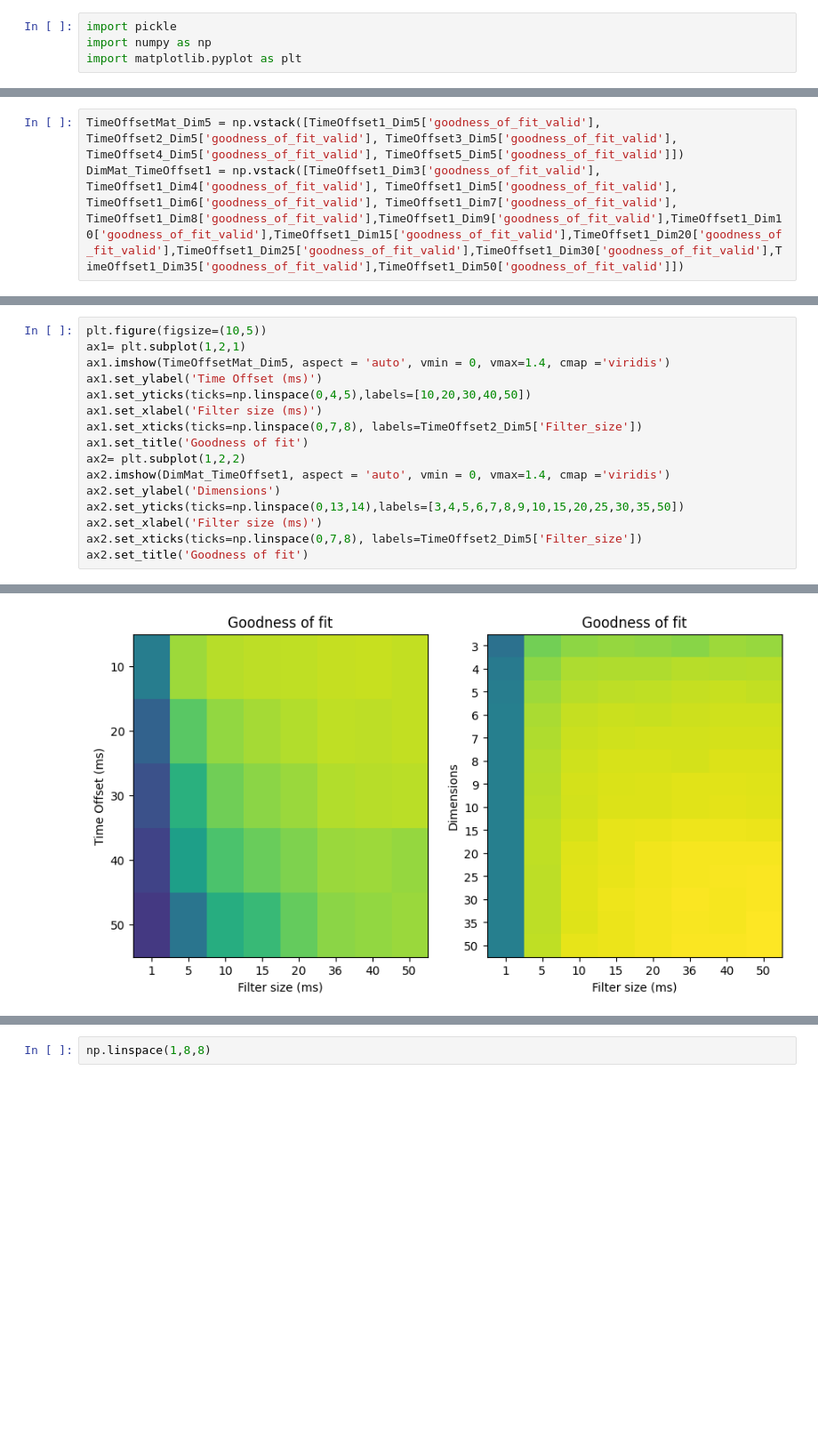
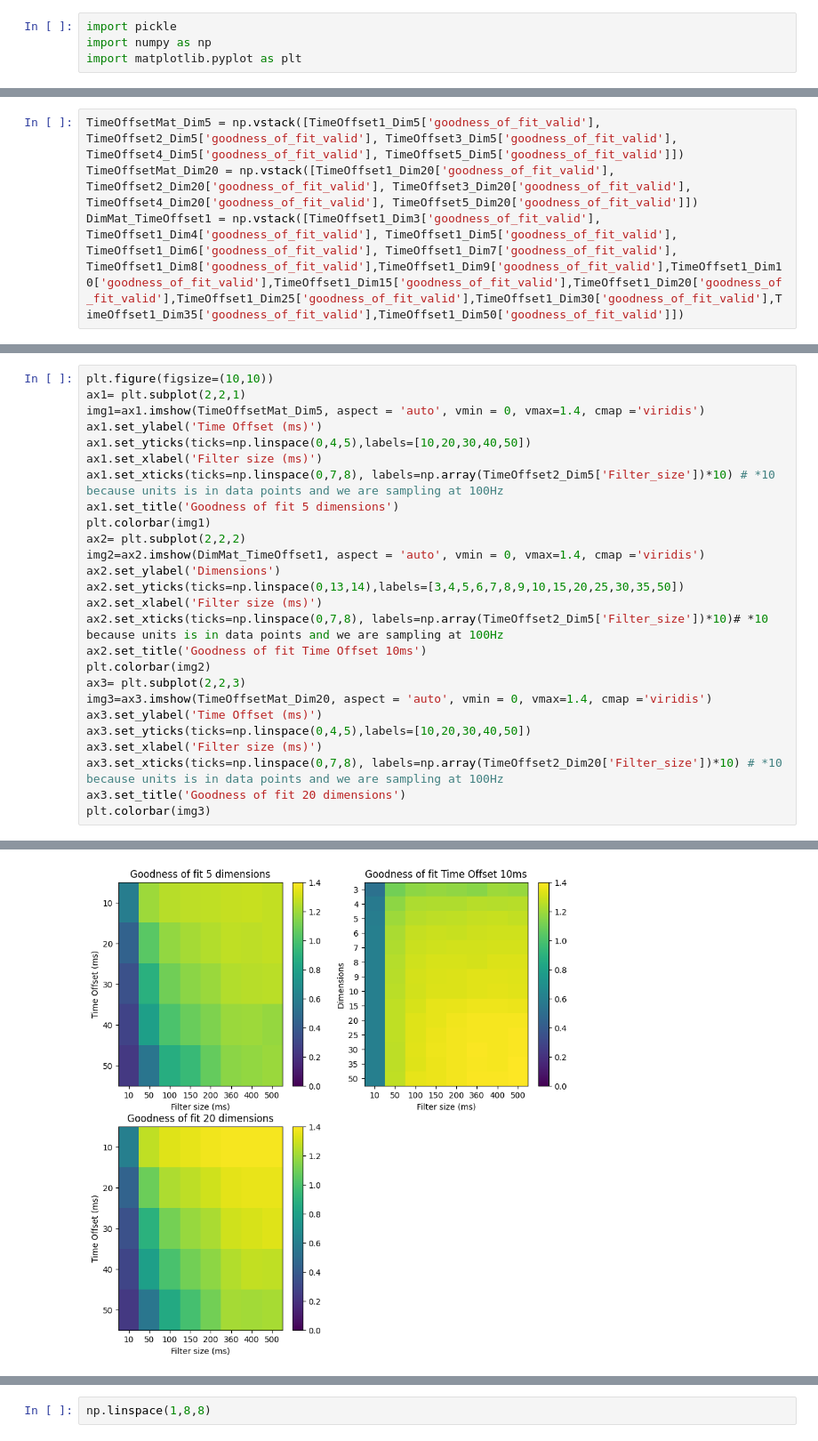
Before and after one commit to julieelie/zebra-finch-operant-semantic-neuro, a Jupyter notebook: 5_TimeOffset_Dim_Architecture_Optimization.ipynb, the cells around one changed output, grey strips where cells are left out. Shown at 89% size. Drawn from its saved outputs; the diff is of its cells as text; blank space fills up the shorter version.

Commit message:
Updated notebooks with last optimizations for cebra time and new notebooks exploring optimial Time Offset for Cebra behvaior

```diff
--- a/5_TimeOffset_Dim_Architecture_Optimization.ipynb
+++ b/5_TimeOffset_Dim_Architecture_Optimization.ipynb
@@ -80,4 +102,5 @@ with open(filename, 'rb') as f:
 # %%
 TimeOffsetMat_Dim5 = np.vstack([TimeOffset1_Dim5['goodness_of_fit_valid'], TimeOffset2_Dim5['goodness_of_fit_valid'], TimeOffset3_Dim5['goodness_of_fit_valid'], TimeOffset4_Dim5['goodness_of_fit_valid'], TimeOffset5_Dim5['goodness_of_fit_valid']])
+TimeOffsetMat_Dim20 = np.vstack([TimeOffset1_Dim20['goodness_of_fit_valid'], TimeOffset2_Dim20['goodness_of_fit_valid'], TimeOffset3_Dim20['goodness_of_fit_valid'], TimeOffset4_Dim20['goodness_of_fit_valid'], TimeOffset5_Dim20['goodness_of_fit_valid']])
 DimMat_TimeOffset1 = np.vstack([TimeOffset1_Dim3['goodness_of_fit_valid'], TimeOffset1_Dim4['goodness_of_fit_valid'], TimeOffset1_Dim5['goodness_of_fit_valid'], TimeOffset1_Dim6['goodness_of_fit_valid'], TimeOffset1_Dim7['goodness_of_fit_valid'], TimeOffset1_Dim8['goodness_of_fit_valid'],TimeOffset1_Dim9['goodness_of_fit_valid'],TimeOffset1_Dim10['goodness_of_fit_valid'],TimeOffset1_Dim15['goodness_of_fit_valid'],TimeOffset1_Dim20['goodness_of_fit_valid'],TimeOffset1_Dim25['goodness_of_fit_valid'],TimeOffset1_Dim30['goodness_of_fit_valid'],TimeOffset1_Dim35['goodness_of_fit_valid'],TimeOffset1_Dim50['goodness_of_fit_valid']])
 # %%
@@ -87,17 +120,27 @@ np.max(TimeOffsetMat_Dim5)
 # %%
-plt.figure(figsize=(10,5))
-ax1= plt.subplot(1,2,1)
-ax1.imshow(TimeOffsetMat_Dim5, aspect = 'auto', vmin = 0, vmax=1.4, cmap ='viridis')
+plt.figure(figsize=(10,10))
+ax1= plt.subplot(2,2,1)
+img1=ax1.imshow(TimeOffsetMat_Dim5, aspect = 'auto', vmin = 0, vmax=1.4, cmap ='viridis')
 ax1.set_ylabel('Time Offset (ms)')
 ax1.set_yticks(ticks=np.linspace(0,4,5),labels=[10,20,30,40,50])
 ax1.set_xlabel('Filter size (ms)')
-ax1.set_xticks(ticks=np.linspace(0,7,8), labels=TimeOffset2_Dim5['Filter_size'])
-ax1.set_title('Goodness of fit')
-ax2= plt.subplot(1,2,2)
-ax2.imshow(DimMat_TimeOffset1, aspect = 'auto', vmin = 0, vmax=1.4, cmap ='viridis')
+ax1.set_xticks(ticks=np.linspace(0,7,8), labels=np.array(TimeOffset2_Dim5['Filter_size'])*10) # *10 because units is in data points and we are sampling at 100Hz
+ax1.set_title('Goodness of fit 5 dimensions')
+plt.colorbar(img1)
+ax2= plt.subplot(2,2,2)
+img2=ax2.imshow(DimMat_TimeOffset1, aspect = 'auto', vmin = 0, vmax=1.4, cmap ='viridis')
 ax2.set_ylabel('Dimensions')
 ax2.set_yticks(ticks=np.linspace(0,13,14),labels=[3,4,5,6,7,8,9,10,15,20,25,30,35,50])
 ax2.set_xlabel('Filter size (ms)')
-ax2.set_xticks(ticks=np.linspace(0,7,8), labels=TimeOffset2_Dim5['Filter_size'])
-ax2.set_title('Goodness of fit')
+ax2.set_xticks(ticks=np.linspace(0,7,8), labels=np.array(TimeOffset2_Dim5['Filter_size'])*10)# *10 because units is in data points and we are sampling at 100Hz
+ax2.set_title('Goodness of fit Time Offset 10ms')
+plt.colorbar(img2)
+ax3= plt.subplot(2,2,3)
+img3=ax3.imshow(TimeOffsetMat_Dim20, aspect = 'auto', vmin = 0, vmax=1.4, cmap ='viridis')
+ax3.set_ylabel('Time Offset (ms)')
+ax3.set_yticks(ticks=np.linspace(0,4,5),labels=[10,20,30,40,50])
+ax3.set_xlabel('Filter size (ms)')
+ax3.set_xticks(ticks=np.linspace(0,7,8), labels=np.array(TimeOffset2_Dim20['Filter_size'])*10) # *10 because units is in data points and we are sampling at 100Hz
+ax3.set_title('Goodness of fit 20 dimensions')
+plt.colorbar(img3)
 # %% [output]
@@ -105 +148 @@ Text(0.5, 1.0, 'Goodness of fit')
-[figure, old version]
+[figure, new version]
```
Also changed, not shown: parts of 8 cells of this notebook, 11 other files.
